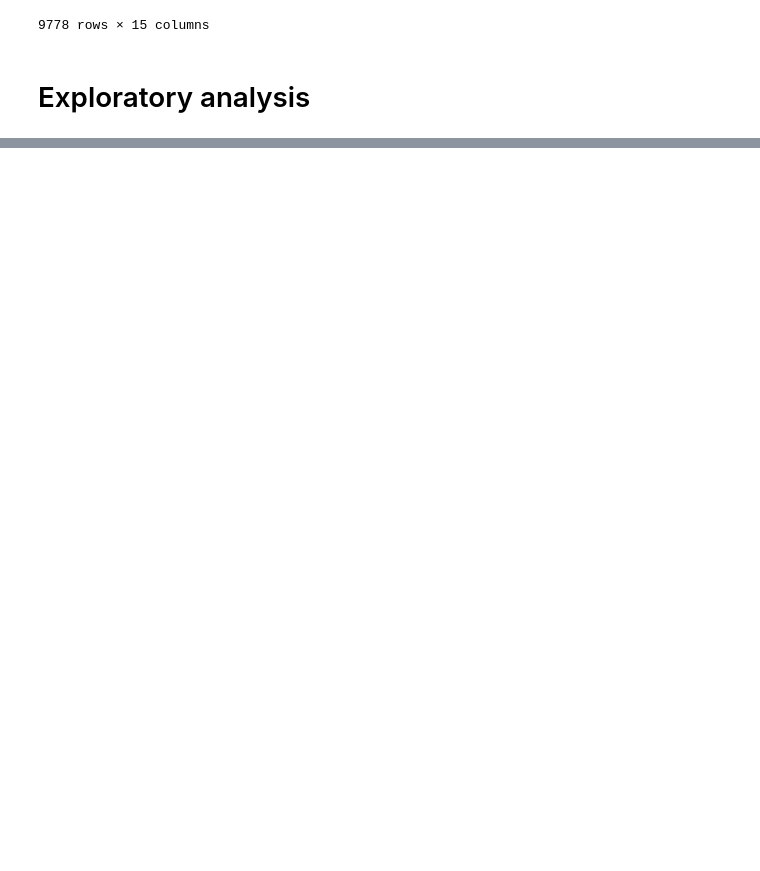
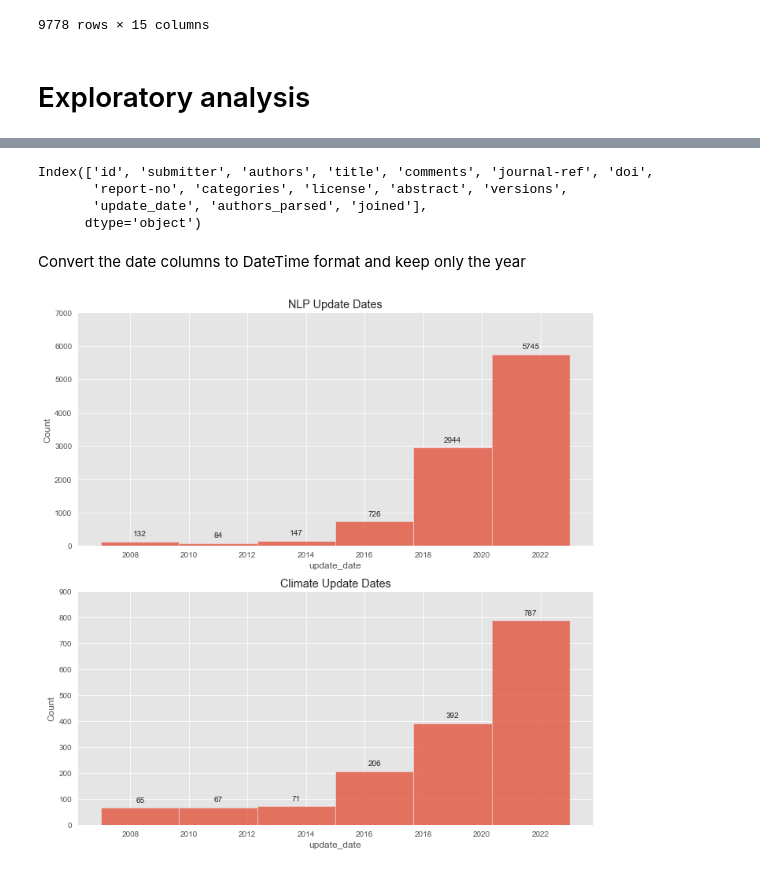
Before and after one commit to gsiraji/wins-topics-network, a Jupyter notebook: arxiv_data_scraping.ipynb, the cells around one changed output, grey strips where cells are left out. Drawn from its saved outputs; the diff is of its cells as text; code cells hidden in the pictures; blank space fills up the shorter version.

Commit message:
added histograms for dates

```diff
--- a/arxiv_data_scraping.ipynb
+++ b/arxiv_data_scraping.ipynb
@@ -173,3 +176,7 @@ See the caveats in the documentation: https://pandas.pydata.org/pandas-docs/stab
 df_all_nlp.to_parquet('project_data/arxiv_nlp.parquet',engine='pyarrow')
 # %% [markdown]
 # Exploratory analysis
+# %%
+# reading rather than generating again (Darja complicated things for herself again):
+df_all_nlp = pd.read_parquet('project_data/arxiv_nlp.parquet',engine='pyarrow')
+df_all_climate = pd.read_parquet('project_data/arxiv_climate_change.parquet',engine='pyarrow')
@@ -175,0 +199,44 @@ df_all_nlp.to_parquet('project_data/arxiv_nlp.parquet',engine='pyarrow')
+# %%
+df_all_nlp.columns
+# %% [output]
+Index(['id', 'submitter', 'authors', 'title', 'comments', 'journal-ref', 'doi',
+       'report-no', 'categories', 'license', 'abstract', 'versions',
+       'update_date', 'authors_parsed', 'joined'],
+      dtype='object')
+# %% [markdown]
+Convert the date columns to DateTime format and keep only the year
+# %%
+df_all_nlp['update_date']=pd.to_datetime(df_all_nlp['update_date'])
+df_all_nlp['update_date']=[date.year for date in df_all_nlp['update_date']]
+
+df_all_climate['update_date']=pd.to_datetime(df_all_climate['update_date'])
+df_all_climate['update_date']=[date.year for date in df_all_climate['update_date']]
+# %%
+sns.set_style('whitegrid')
+plt.style.use('ggplot')
+
+fig,axs = plt.subplots(2,1,figsize=(10,10))
+
+nbins=6
+# Plot the first histogram
+sns.histplot(data=df_all_nlp['update_date'], ax=axs[0], bins=nbins)
+axs[0].set_title('NLP Update Dates')
+
+# Add numbers on top of the bars in the first histogram
+for p in axs[0].patches:
+    axs[0].annotate(format(p.get_height(), '.0f'), (p.get_x() + p.get_width() / 2., p.get_height()), ha = 'center', va = 'center', xytext = (0, 10), textcoords = 'offset points')
+
+# Plot the second histogram
+sns.histplot(data=df_all_climate['update_date'], ax=axs[1], bins=nbins)
+axs[1].set_title('Climate Update Dates')
+
+# Add numbers on top of the bars in the second histogram
+for p in axs[1].patches:
+    axs[1].annotate(format(p.get_height(), '.0f'), (p.get_x() + p.get_width() / 2., p.get_height()), ha = 'center', va = 'center', xytext = (0, 10), textcoords = 'offset points')
+
+axs[0].set_ylim(0,7000)
+axs[1].set_ylim(0,900)
+# Adjust the layout
+plt.tight_layout()
+# %% [output]
+[figure, added]
```
Also changed, not shown: parts of 7 cells of this notebook.
